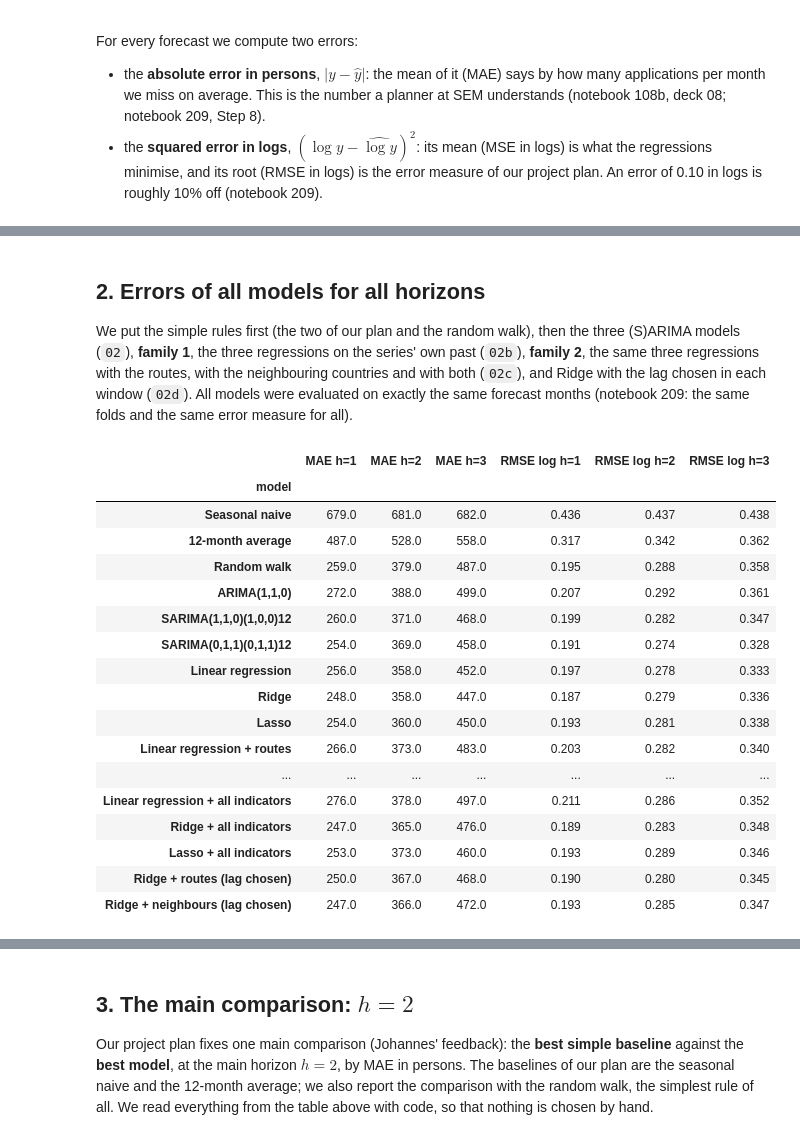
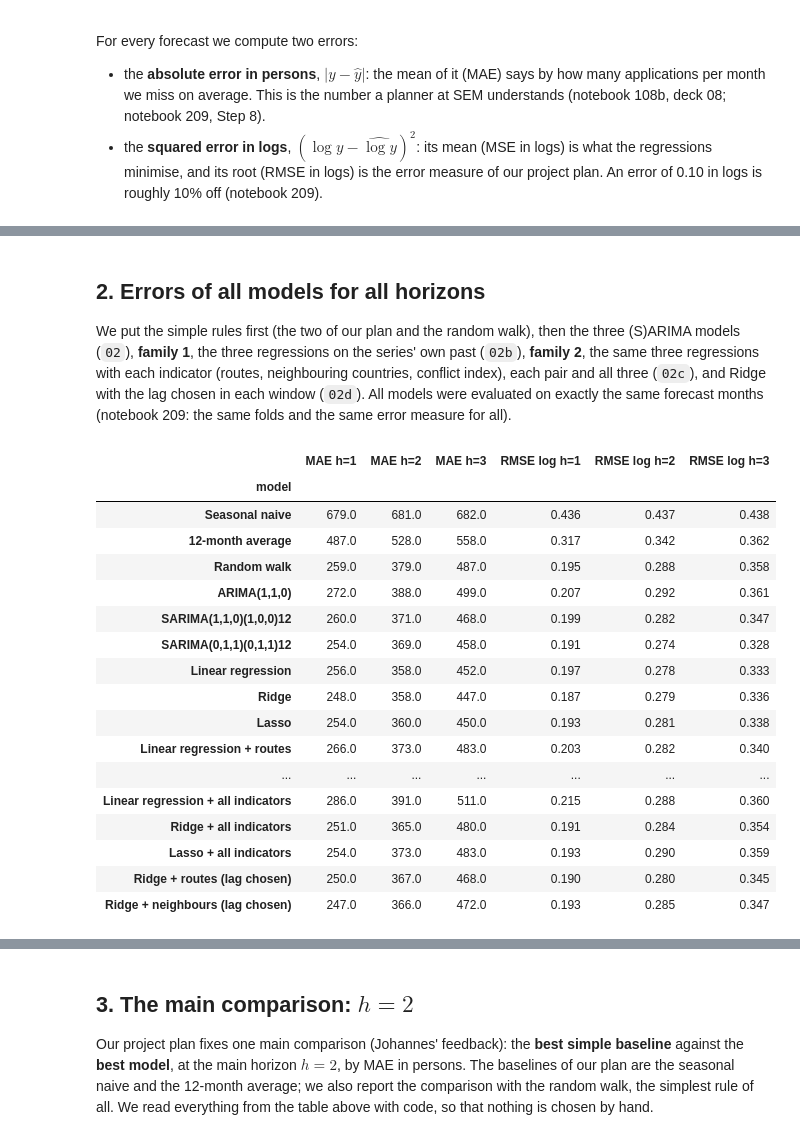
Before and after one commit to axe3010/dsf-asylum-forecast-II, a Jupyter notebook: code/03_evaluate.ipynb, the cells around one changed output, grey strips where cells are left out. Drawn from its saved outputs; the diff is of its cells as text; code cells hidden in the pictures.

```diff
--- a/code/03_evaluate.ipynb
+++ b/code/03_evaluate.ipynb
@@ -45,13 +45,15 @@ Same forecast months for all models: True
 # %% [markdown]
 ## 2. Errors of all models for all horizons
 
-We put the simple rules first (the two of our plan and the random walk), then the three (S)ARIMA models (`02`), **family 1**, the three regressions on the series' own past (`02b`), **family 2**, the same three regressions with the routes, with the neighbouring countries and with both (`02c`), and Ridge with the lag chosen in each window (`02d`). All models were evaluated on exactly the same forecast months (notebook 209: the same folds and the same error measure for all).
+We put the simple rules first (the two of our plan and the random walk), then the three (S)ARIMA models (`02`), **family 1**, the three regressions on the series' own past (`02b`), **family 2**, the same three regressions with each indicator (routes, neighbouring countries, conflict index), each pair and all three (`02c`), and Ridge with the lag chosen in each window (`02d`). All models were evaluated on exactly the same forecast months (notebook 209: the same folds and the same error measure for all).
 # %%
 baselines = ["Seasonal naive", "12-month average"]                  # the simple rules of our plan
 simple_rules = baselines + ["Random walk"]
 sarima_models = ["ARIMA(1,1,0)", "SARIMA(1,1,0)(1,0,0)12", "SARIMA(0,1,1)(0,1,1)12"]
 regression_models = ["Linear regression", "Ridge", "Lasso"]           # family 1
-combos = ["routes", "neighbours", "all indicators"]
+combos = ["routes", "neighbours", "conflict", "routes + neighbours", "routes + conflict", "neighbours + conflict",
+          "all indicators"]
+main_combos = ["routes", "neighbours", "conflict", "all indicators"]      # each indicator alone, and all three
 indicator_models = [f"{m} + {c}" for c in combos for m in regression_models]   # family 2
 lag_models = ["Ridge + routes (lag chosen)", "Ridge + neighbours (lag chosen)"]
 model_order = simple_rules + sarima_models + regression_models + indicator_models + lag_models
@@ -69,36 +71,36 @@ def error_table(data):
     table = pd.DataFrame({
         "MAE (persons)": grouped["abs_error"].mean(),
         "MSE (log)": grouped["sq_error_log"].mean(),
         "RMSE (log)": np.sqrt(grouped["sq_error_log"].mean()),
         "forecasts": grouped["abs_error"].size(),
     }).reset_index()
     return table
 
 errors = error_table(forecasts)
 mae = errors.pivot(index="model", columns="h", values="MAE (persons)").loc[model_order].round(0)
 mae.columns = [f"MAE h={h}" for h in mae.columns]
 rmse = errors.pivot(index="model", columns="h", values="RMSE (log)").loc[model_order].round(3)
 rmse.columns = [f"RMSE log h={h}" for h in rmse.columns]
 overview = pd.concat([mae, rmse], axis=1)
 overview.to_csv("../output/tables/03_backtest_errors.csv")
 overview
 # %% [output]
 |  | MAE h=1 | MAE h=2 | MAE h=3 | RMSE log h=1 | RMSE log h=2 | RMSE log h=3 |
 | model |  |  |  |  |  |  |
 | Seasonal naive | 679.0 | 681.0 | 682.0 | 0.436 | 0.437 | 0.438 |
 | 12-month average | 487.0 | 528.0 | 558.0 | 0.317 | 0.342 | 0.362 |
 | Random walk | 259.0 | 379.0 | 487.0 | 0.195 | 0.288 | 0.358 |
 | ARIMA(1,1,0) | 272.0 | 388.0 | 499.0 | 0.207 | 0.292 | 0.361 |
 | SARIMA(1,1,0)(1,0,0)12 | 260.0 | 371.0 | 468.0 | 0.199 | 0.282 | 0.347 |
 | SARIMA(0,1,1)(0,1,1)12 | 254.0 | 369.0 | 458.0 | 0.191 | 0.274 | 0.328 |
 | Linear regression | 256.0 | 358.0 | 452.0 | 0.197 | 0.278 | 0.333 |
 | Ridge | 248.0 | 358.0 | 447.0 | 0.187 | 0.279 | 0.336 |
 | Lasso | 254.0 | 360.0 | 450.0 | 0.193 | 0.281 | 0.338 |
 | Linear regression + routes | 266.0 | 373.0 | 483.0 | 0.203 | 0.282 | 0.340 |
 | ... | ... | ... | ... | ... | ... | ... |
-| Linear regression + all indicators | 276.0 | 378.0 | 497.0 | 0.211 | 0.286 | 0.352 |
-| Ridge + all indicators | 247.0 | 365.0 | 476.0 | 0.189 | 0.283 | 0.348 |
-| Lasso + all indicators | 253.0 | 373.0 | 460.0 | 0.193 | 0.289 | 0.346 |
+| Linear regression + all indicators | 286.0 | 391.0 | 511.0 | 0.215 | 0.288 | 0.360 |
+| Ridge + all indicators | 251.0 | 365.0 | 480.0 | 0.191 | 0.284 | 0.354 |
+| Lasso + all indicators | 254.0 | 373.0 | 483.0 | 0.193 | 0.290 | 0.359 |
 | Ridge + routes (lag chosen) | 250.0 | 367.0 | 468.0 | 0.190 | 0.280 | 0.345 |
 | Ridge + neighbours (lag chosen) | 247.0 | 366.0 | 472.0 | 0.193 | 0.285 | 0.347 |
 # %% [markdown]
```
Also changed, not shown: parts of 28 cells of this notebook, 25 other files.
